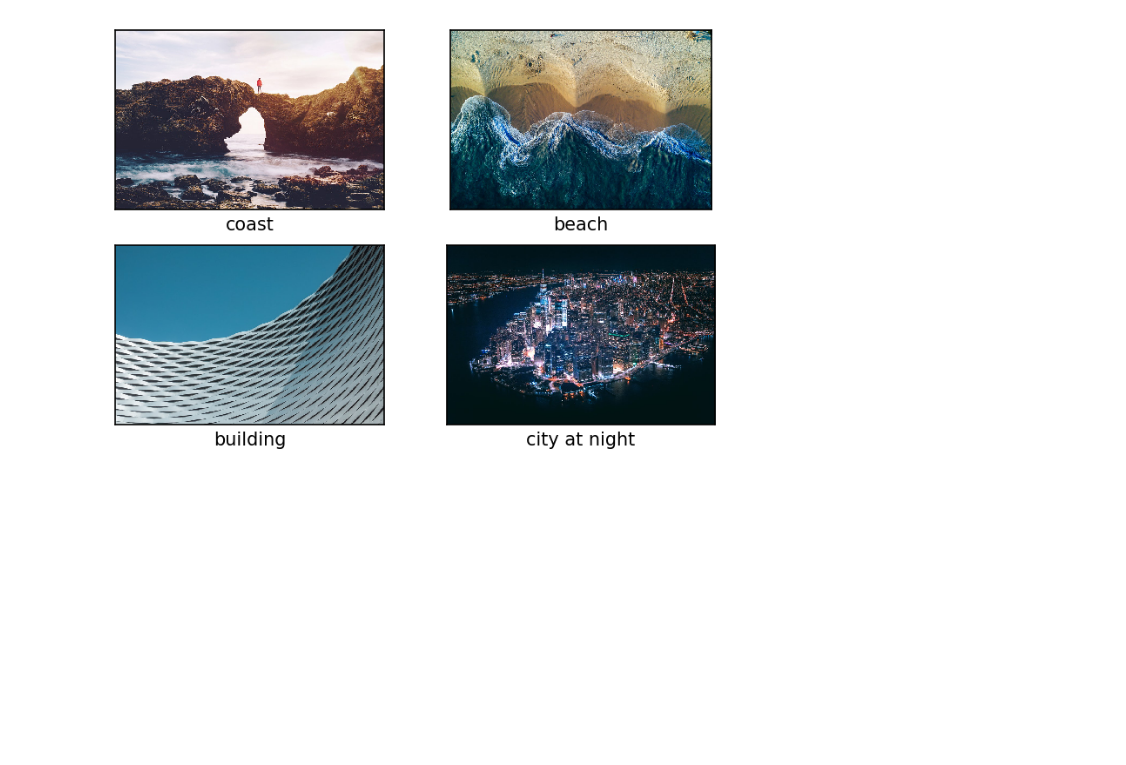
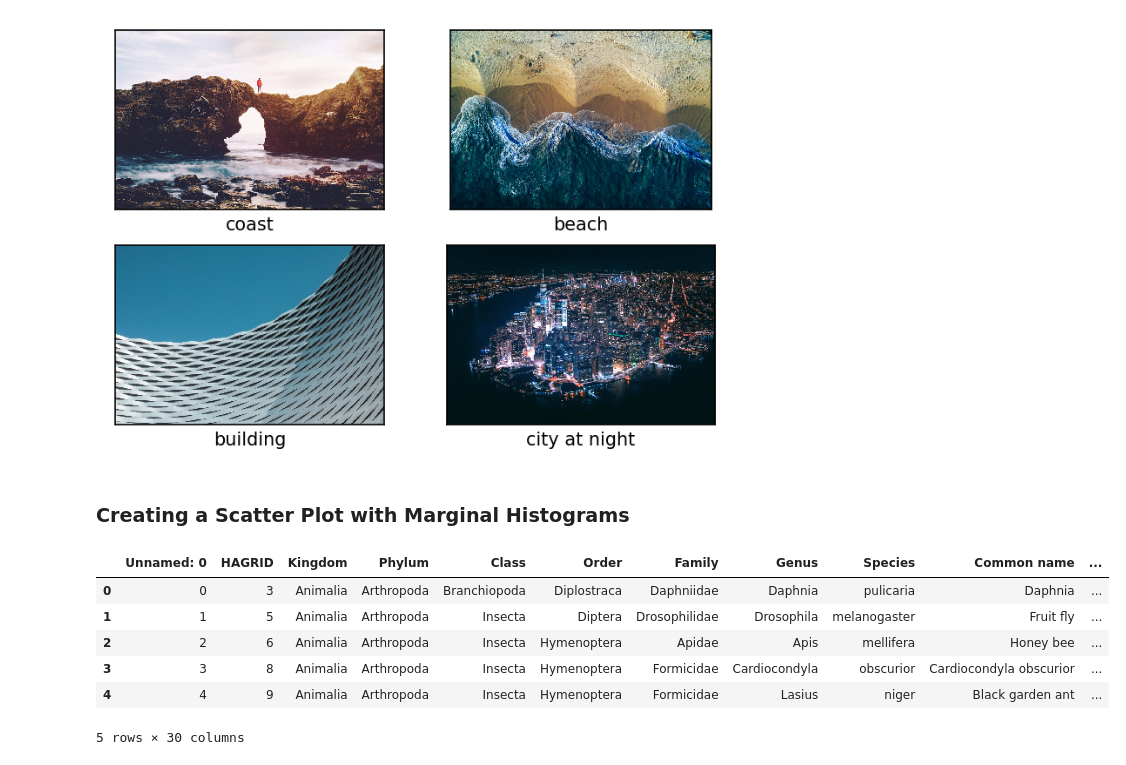
Before and after one commit to Desae/Data-Visualization, a Jupyter notebook: Matplotlib.ipynb, the cells around one changed output. Saved outputs shown, nothing was run; the diff lists cells and outputs as text; code cells hidden in the pictures; blank space fills up the shorter version.

```diff
--- a/Matplotlib.ipynb
+++ b/Matplotlib.ipynb
@@ -326,3 +326,16 @@ for i in range(len(imgs)):
     axes[i].set_xlabel(labels[i])
 # %% [output]
 [figure]
+# %% [markdown]
+### Creating a Scatter Plot with Marginal Histograms
+# %%
+data = pd.read_csv('./datasets/anage_data.csv')
+data.head()
+# %% [output]
+|  | Unnamed: 0 | HAGRID | Kingdom | Phylum | Class | Order | Family | Genus | Species | Common name | ... |
+| 0 | 0 | 3 | Animalia | Arthropoda | Branchiopoda | Diplostraca | Daphniidae | Daphnia | pulicaria | Daphnia | ... |
+| 1 | 1 | 5 | Animalia | Arthropoda | Insecta | Diptera | Drosophilidae | Drosophila | melanogaster | Fruit fly | ... |
+| 2 | 2 | 6 | Animalia | Arthropoda | Insecta | Hymenoptera | Apidae | Apis | mellifera | Honey bee | ... |
+| 3 | 3 | 8 | Animalia | Arthropoda | Insecta | Hymenoptera | Formicidae | Cardiocondyla | obscurior | Cardiocondyla obscurior | ... |
+| 4 | 4 | 9 | Animalia | Arthropoda | Insecta | Hymenoptera | Formicidae | Lasius | niger | Black garden ant | ... |
+5 rows × 30 columns
```
Also changed, not shown: parts of 5 cells of this notebook, 1 other file.
